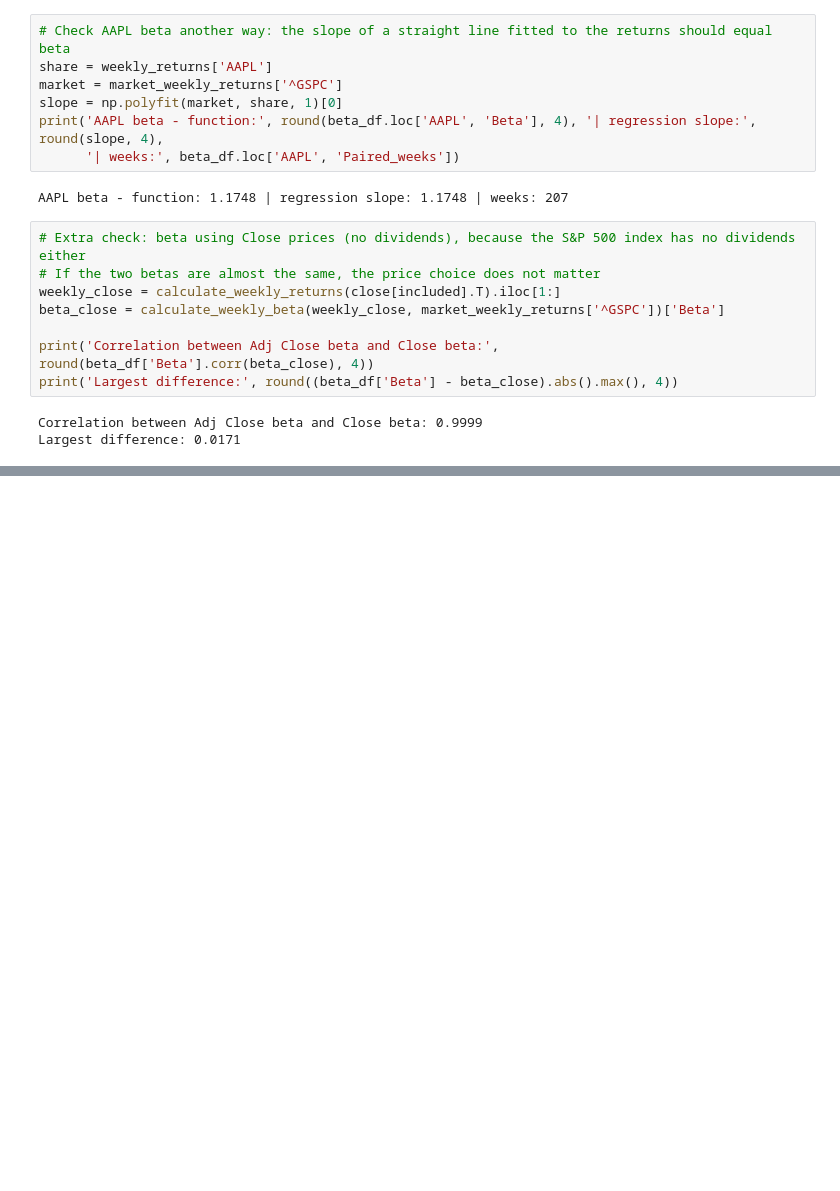
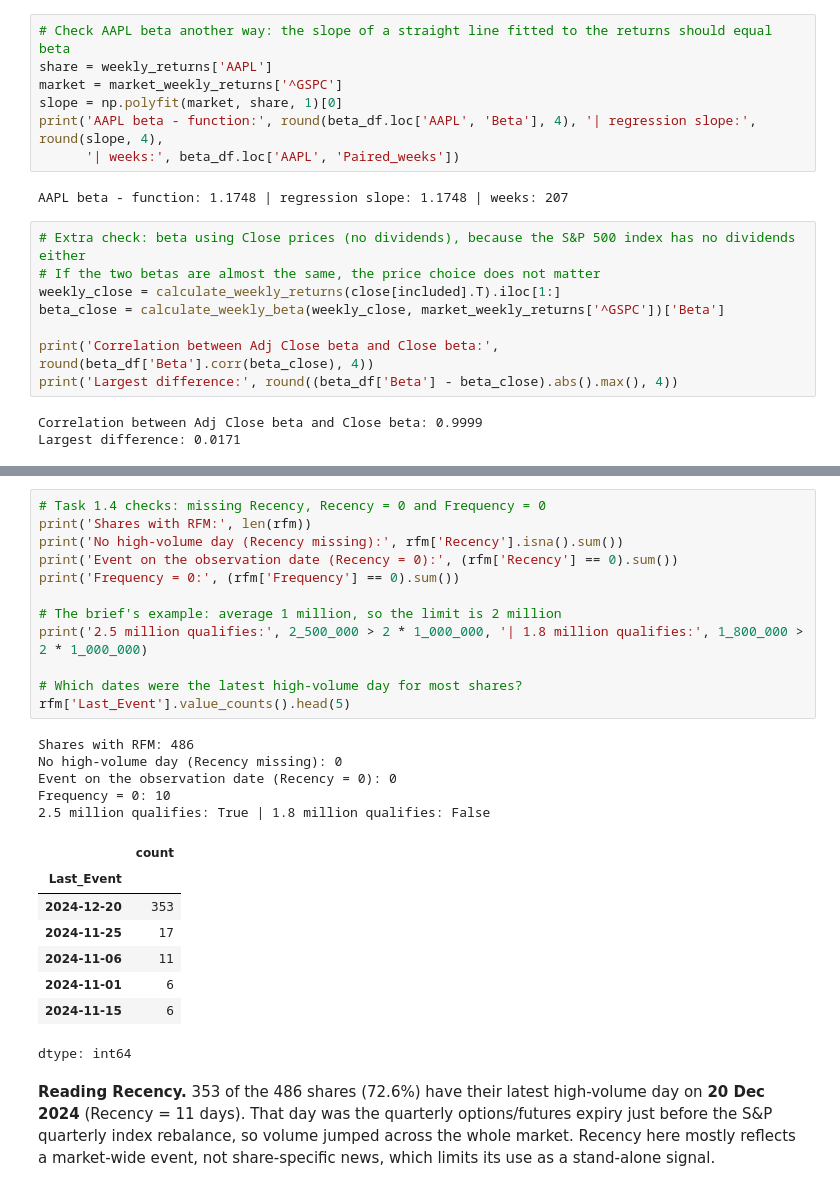
Before and after one commit to suhailnoor1821/CRM_CW1_Stock_Segmentation, a Jupyter notebook: CRM_CW1.ipynb, the cells around one changed output, grey strips where cells are left out. Saved outputs shown, nothing was run; the diff lists cells and outputs as text; blank space fills up the shorter version.

```diff
--- a/CRM_CW1.ipynb
+++ b/CRM_CW1.ipynb
@@ -416,0 +490,28 @@ Largest difference: 0.0171
+# %%
+# Task 1.4 checks: missing Recency, Recency = 0 and Frequency = 0
+print('Shares with RFM:', len(rfm))
+print('No high-volume day (Recency missing):', rfm['Recency'].isna().sum())
+print('Event on the observation date (Recency = 0):', (rfm['Recency'] == 0).sum())
+print('Frequency = 0:', (rfm['Frequency'] == 0).sum())
+
+# The brief's example: average 1 million, so the limit is 2 million
+print('2.5 million qualifies:', 2_500_000 > 2 * 1_000_000, '| 1.8 million qualifies:', 1_800_000 > 2 * 1_000_000)
+
+# Which dates were the latest high-volume day for most shares?
+rfm['Last_Event'].value_counts().head(5)
+# %% [output]
+Shares with RFM: 486
+No high-volume day (Recency missing): 0
+Event on the observation date (Recency = 0): 0
+Frequency = 0: 10
+2.5 million qualifies: True | 1.8 million qualifies: False
+|  | count |
+| Last_Event |  |
+| 2024-12-20 | 353 |
+| 2024-11-25 | 17 |
+| 2024-11-06 | 11 |
+| 2024-11-01 | 6 |
+| 2024-11-15 | 6 |
+dtype: int64
+# %% [markdown]
+**Reading Recency.** 353 of the 486 shares (72.6%) have their latest high-volume day on **20 Dec 2024** (Recency = 11 days). That day was the quarterly options/futures expiry just before the S&P quarterly index rebalance, so volume jumped across the whole market. Recency here mostly reflects a market-wide event, not share-specific news, which limits its use as a stand-alone signal.
```
Also changed, not shown: parts of 3 cells of this notebook.
